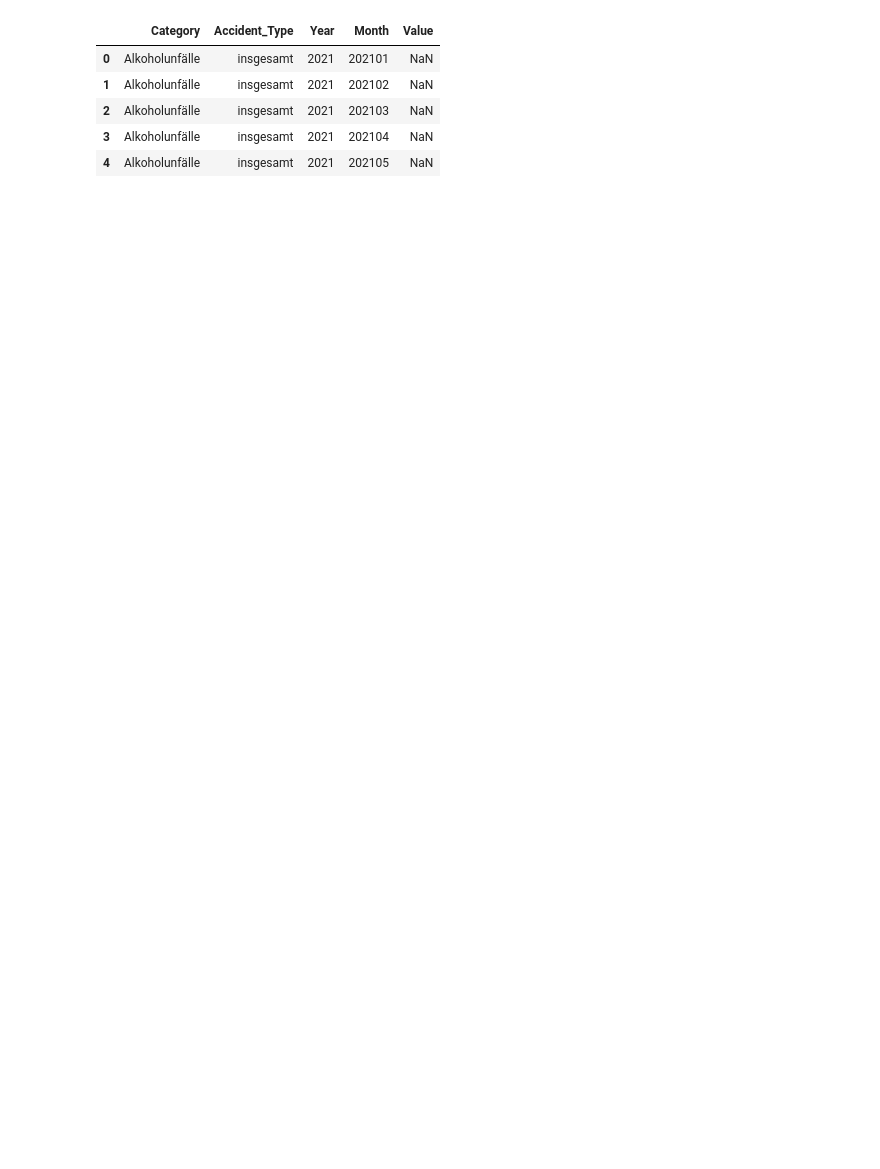
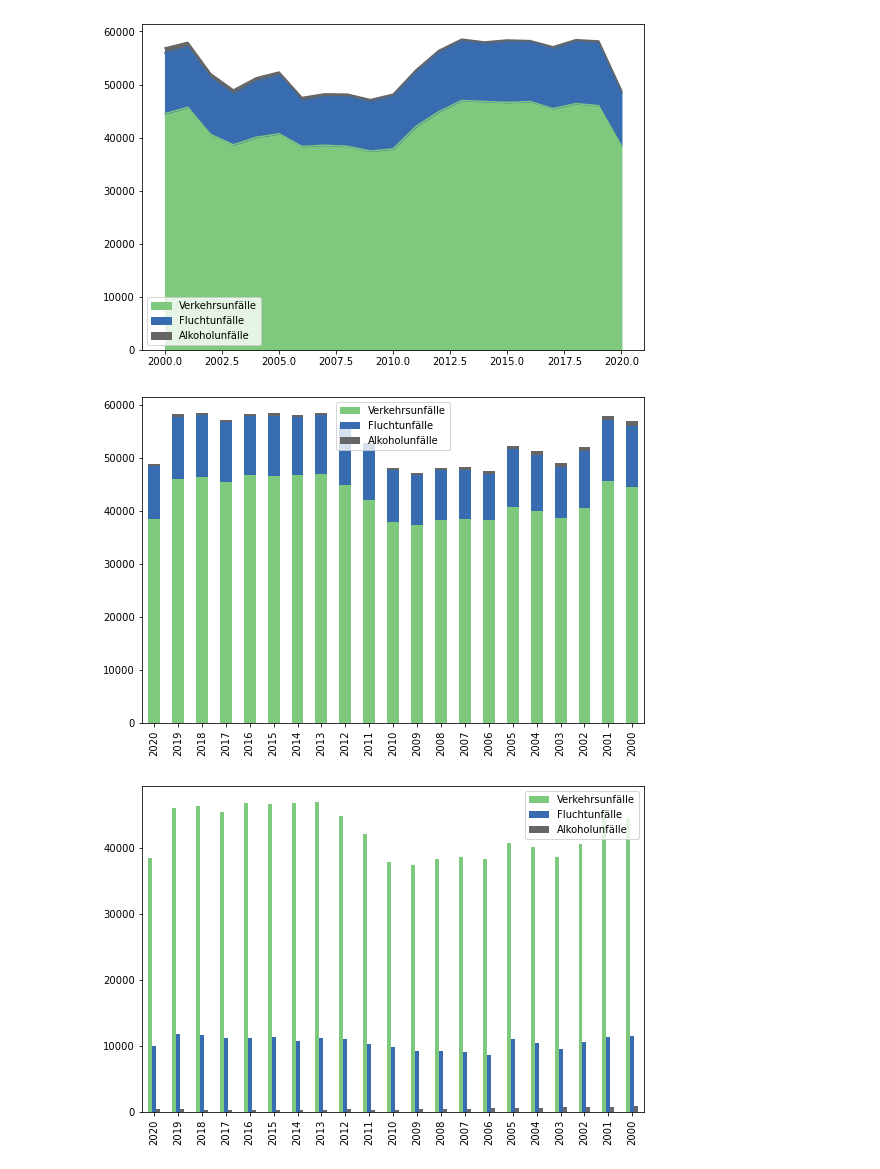
Before and after one commit to samirazazy/DPS-AI-CHALLENGE, a Jupyter notebook: model.ipynb, the cells around one changed output. Saved outputs shown, nothing was run; the diff lists cells and outputs as text; code cells hidden in the pictures; blank space fills up the shorter version.

Commit message:
Visualizing Accidents per Category

```diff
--- a/model.ipynb
+++ b/model.ipynb
@@ -7,8 +9,10 @@ data = pd.read_csv("data/Monatszahlen-Verkehrsunfälle.csv")
 # %%
 #Select only important columns
 features = ['MONATSZAHL', 'AUSPRAEGUNG', 'JAHR', 'MONAT', 'WERT']
+
 #Make the data only the important columns
 data = data[features]
+
 # Rename the columns we will be working on
 data = data.rename( columns = {
     'MONATSZAHL' : 'Category',
@@ -17,11 +21,47 @@ data = data.rename( columns = {
     'MONAT'      : 'Month',
     'WERT'       : 'Value'
 })
-data.head()
-# %% [output]
-|  | Category | Accident_Type | Year | Month | Value |
-| 0 | Alkoholunfälle | insgesamt | 2021 | 202101 | NaN |
-| 1 | Alkoholunfälle | insgesamt | 2021 | 202102 | NaN |
-| 2 | Alkoholunfälle | insgesamt | 2021 | 202103 | NaN |
-| 3 | Alkoholunfälle | insgesamt | 2021 | 202104 | NaN |
-| 4 | Alkoholunfälle | insgesamt | 2021 | 202105 | NaN |
+# %%
+# Data Visualization
+
+accidents = data[data['Year'] < 2021]
+
+Verkehrsunfälle = accidents[(
+    (accidents['Category'] == 'Verkehrsunfälle') &
+    (accidents['Month'] == 'Summe') &
+    (accidents['Accident_Type'] == 'insgesamt')
+    )]
+Fluchtunfälle = accidents[(
+    (accidents['Category'] == 'Fluchtunfälle') &
+    (accidents['Month'] == 'Summe') &
+    (accidents['Accident_Type'] == 'insgesamt')
+    )]
+Alkoholunfälle = accidents[(
+    (accidents['Category'] == 'Alkoholunfälle') &
+    (accidents['Month'] == 'Summe') &
+    (accidents['Accident_Type'] == 'insgesamt')
+    )]
+
+years = [i for i in range(2000, 2021)]
+years.sort(reverse=True)
+
+accidents_category = pd.DataFrame({
+        "Verkehrsunfälle": Verkehrsunfälle['Value'].to_numpy(),
+        "Fluchtunfälle": Fluchtunfälle['Value'].to_numpy(),
+        "Alkoholunfälle": Alkoholunfälle['Value'].to_numpy()
+    },
+    index= years
+)
+
+accidents_category.plot(kind='area',colormap='Accent',)
+plt.gcf().set_size_inches(9,6)
+accidents_category.plot(kind='bar', colormap='Accent', stacked= True)
+plt.gcf().set_size_inches(9,6)
+accidents_category.plot(kind='bar', colormap='Accent')
+plt.gcf().set_size_inches(9,6)
+accidents_category.plot(colormap='Accent')
+plt.gcf().set_size_inches(9,6)
+# %% [output]
+[figure, added]
+[figure, added]
+[figure, added]
```
Also changed, not shown: parts of 2 cells of this notebook.
